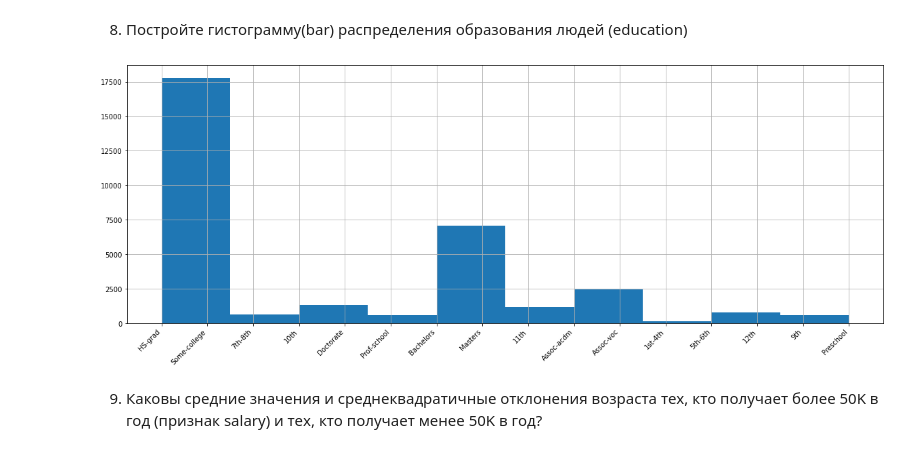
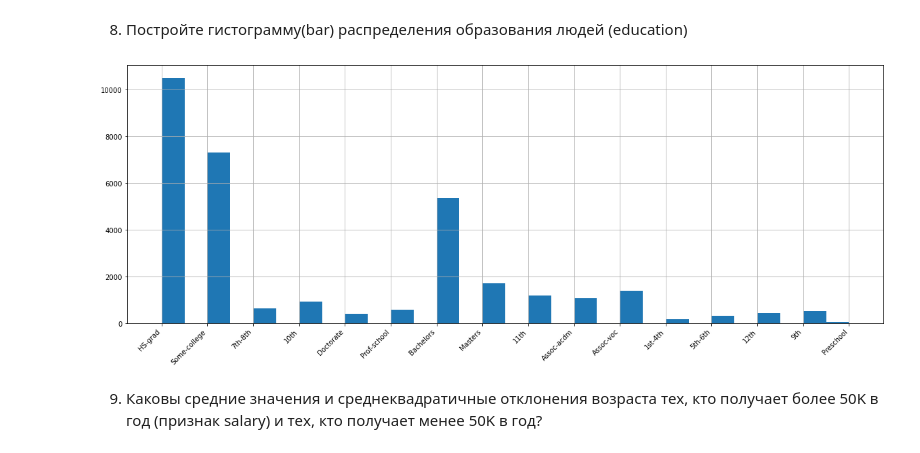
Before and after one commit to alexeevkv/TASK_3, a Jupyter notebook: hw-3-pandas.ipynb, the cells around one changed output. Drawn from its saved outputs; the diff is of its cells as text; code cells hidden in the pictures.

```diff
--- a/hw-3-pandas.ipynb
+++ b/hw-3-pandas.ipynb
@@ -138,11 +138,11 @@ Name: age, dtype: float64
 8) Постройте гистограмму(bar) распределения образования людей (education)
 # %%
 plt.figure(figsize=(20, 7))
-df['education'].hist()
+df['education'].hist(bins=30)
 plt.xticks(rotation=45, ha='right')
 plt.show()
 # %% [output]
-[figure, old version]
+[figure, new version]
 # %% [markdown]
 9) Каковы средние значения и среднеквадратичные отклонения возраста тех, кто получает более 50K в год (признак salary) и тех, кто получает менее 50K в год?
 # %%
```
Also changed, not shown: parts of 1 cell of this notebook.
